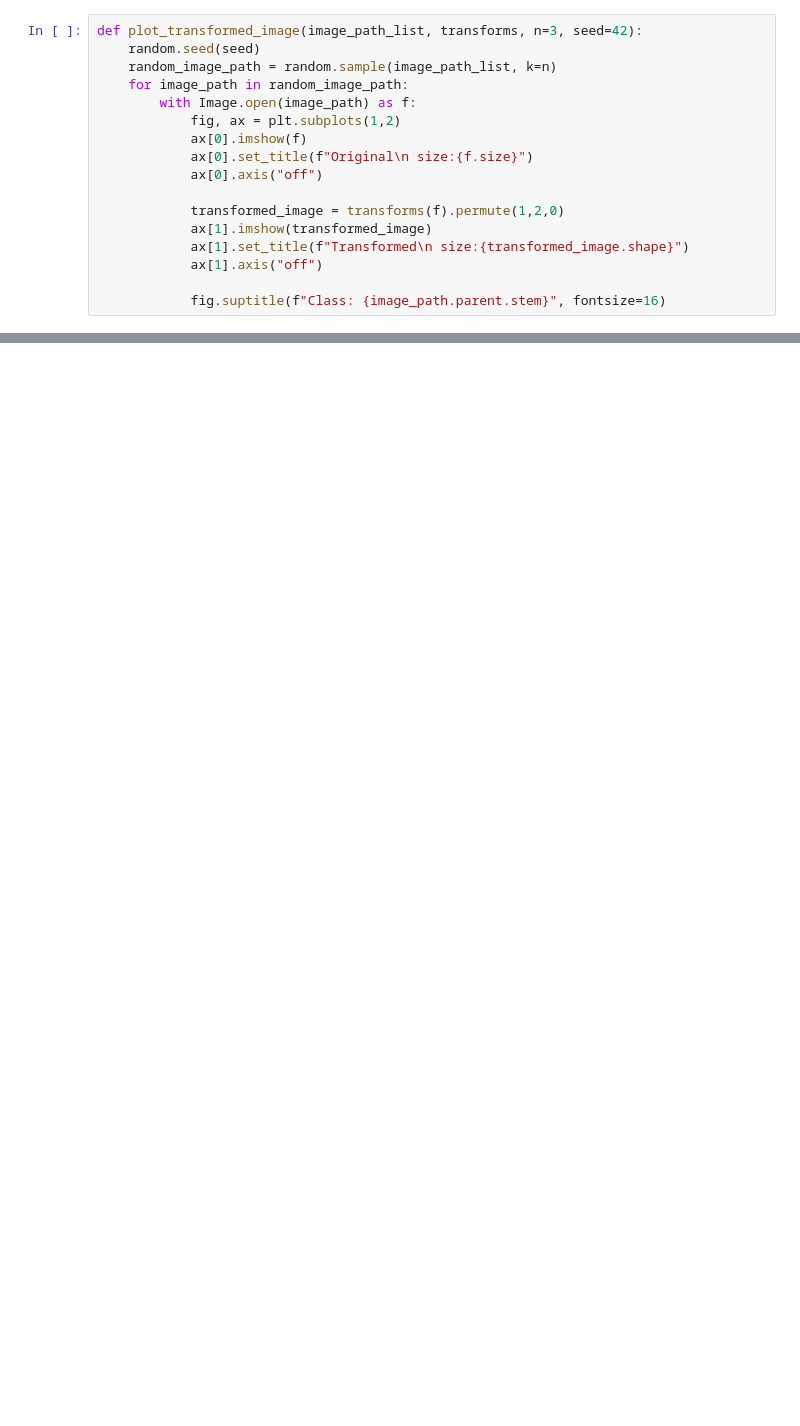
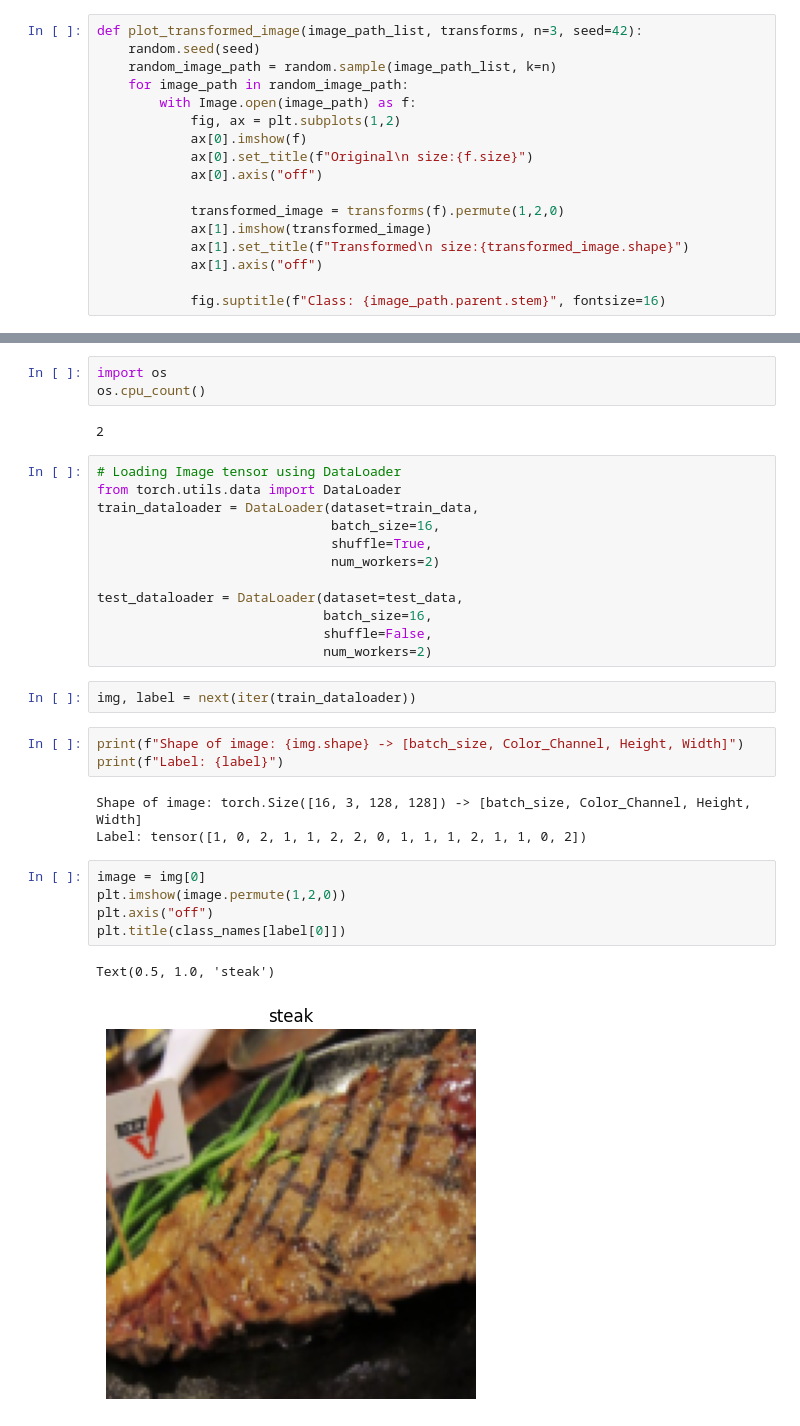
Before and after one commit to Abisheklimbu/pytorch, a Jupyter notebook: 04_custom_dataset/food_classification.ipynb, the cells around one changed output, grey strips where cells are left out. Drawn from its saved outputs; the diff is of its cells as text; blank space fills up the shorter version.

```diff
--- a/04_custom_dataset/food_classification.ipynb
+++ b/04_custom_dataset/food_classification.ipynb
@@ -220,0 +336,33 @@ plot_transformed_image(image_path_list=image_path_list,
+# %%
+import os
+os.cpu_count()
+# %% [output]
+2
+# %%
+# Loading Image tensor using DataLoader
+from torch.utils.data import DataLoader
+train_dataloader = DataLoader(dataset=train_data,
+                              batch_size=16,
+                              shuffle=True,
+                              num_workers=2)
+
+test_dataloader = DataLoader(dataset=test_data,
+                             batch_size=16,
+                             shuffle=False,
+                             num_workers=2)
+# %%
+img, label = next(iter(train_dataloader))
+# %%
+print(f"Shape of image: {img.shape} -> [batch_size, Color_Channel, Height, Width]")
+print(f"Label: {label}")
+# %% [output]
+Shape of image: torch.Size([16, 3, 128, 128]) -> [batch_size, Color_Channel, Height, Width]
+Label: tensor([1, 0, 2, 1, 1, 2, 2, 0, 1, 1, 1, 2, 1, 1, 0, 2])
+# %%
+image = img[0]
+plt.imshow(image.permute(1,2,0))
+plt.axis("off")
+plt.title(class_names[label[0]])
+# %% [output]
+Text(0.5, 1.0, 'steak')
+[figure, added]
```
Also changed, not shown: parts of 19 cells of this notebook.
